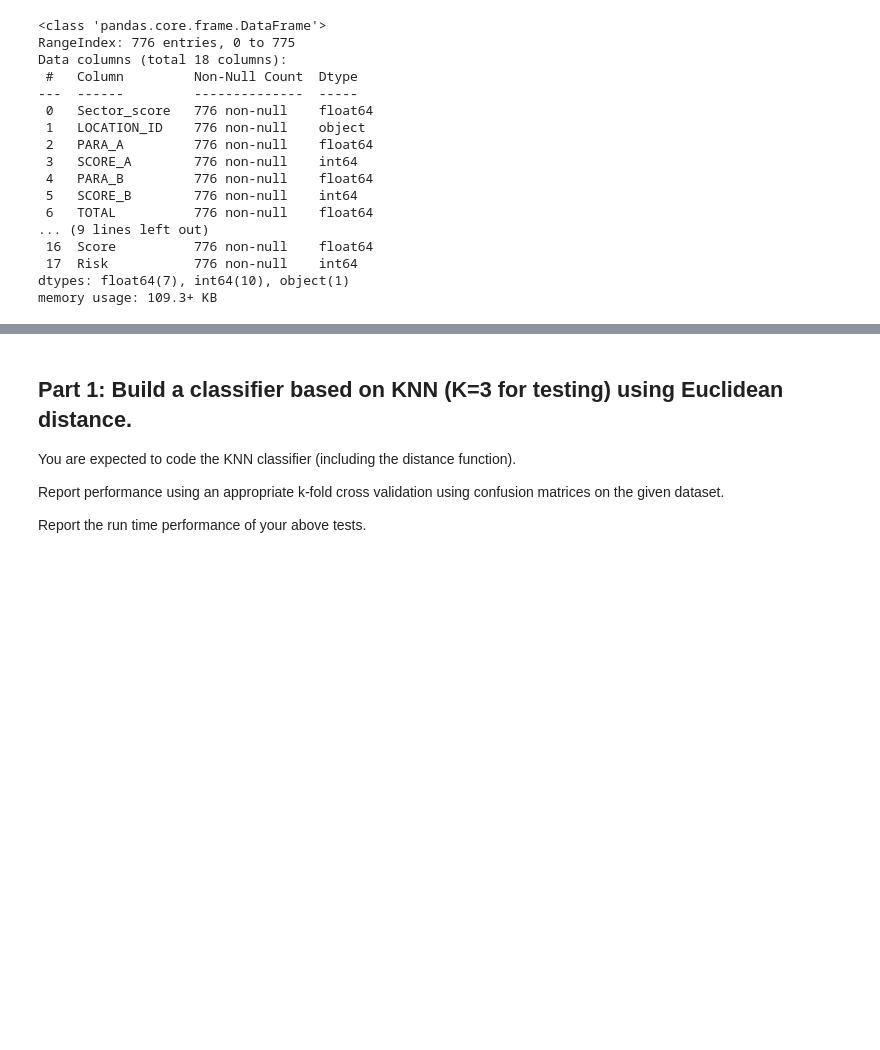
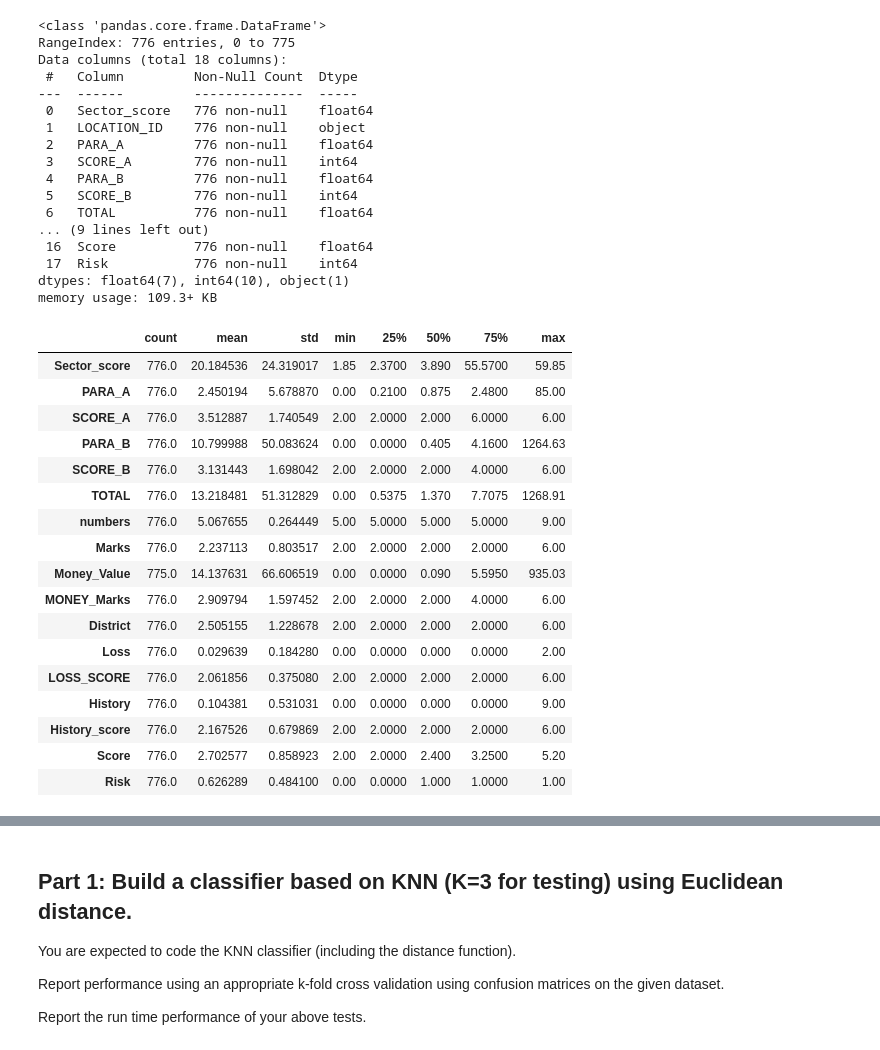
Before and after one commit to BulentKaradeniz/7_ML_Projects, a Jupyter notebook: ML_GTU_Homework_1_2024/Audit_data.ipynb, the cells around one changed output, grey strips where cells are left out. Drawn from its saved outputs; the diff is of its cells as text; code cells hidden in the pictures; blank space fills up the shorter version.

```diff
--- a/ML_GTU_Homework_1_2024/Audit_data.ipynb
+++ b/ML_GTU_Homework_1_2024/Audit_data.ipynb
@@ -86,3 +121,24 @@ Data columns (total 18 columns):
  17  Risk           776 non-null    int64
 dtypes: float64(7), int64(10), object(1)
 memory usage: 109.3+ KB
+# %%
+df_trial.describe().T
+# %% [output]
+|  | count | mean | std | min | 25% | 50% | 75% | max |
+| Sector_score | 776.0 | 20.184536 | 24.319017 | 1.85 | 2.3700 | 3.890 | 55.5700 | 59.85 |
+| PARA_A | 776.0 | 2.450194 | 5.678870 | 0.00 | 0.2100 | 0.875 | 2.4800 | 85.00 |
+| SCORE_A | 776.0 | 3.512887 | 1.740549 | 2.00 | 2.0000 | 2.000 | 6.0000 | 6.00 |
+| PARA_B | 776.0 | 10.799988 | 50.083624 | 0.00 | 0.0000 | 0.405 | 4.1600 | 1264.63 |
+| SCORE_B | 776.0 | 3.131443 | 1.698042 | 2.00 | 2.0000 | 2.000 | 4.0000 | 6.00 |
+| TOTAL | 776.0 | 13.218481 | 51.312829 | 0.00 | 0.5375 | 1.370 | 7.7075 | 1268.91 |
+| numbers | 776.0 | 5.067655 | 0.264449 | 5.00 | 5.0000 | 5.000 | 5.0000 | 9.00 |
+| Marks | 776.0 | 2.237113 | 0.803517 | 2.00 | 2.0000 | 2.000 | 2.0000 | 6.00 |
+| Money_Value | 775.0 | 14.137631 | 66.606519 | 0.00 | 0.0000 | 0.090 | 5.5950 | 935.03 |
+| MONEY_Marks | 776.0 | 2.909794 | 1.597452 | 2.00 | 2.0000 | 2.000 | 4.0000 | 6.00 |
+| District | 776.0 | 2.505155 | 1.228678 | 2.00 | 2.0000 | 2.000 | 2.0000 | 6.00 |
+| Loss | 776.0 | 0.029639 | 0.184280 | 0.00 | 0.0000 | 0.000 | 0.0000 | 2.00 |
+| LOSS_SCORE | 776.0 | 2.061856 | 0.375080 | 2.00 | 2.0000 | 2.000 | 2.0000 | 6.00 |
+| History | 776.0 | 0.104381 | 0.531031 | 0.00 | 0.0000 | 0.000 | 0.0000 | 9.00 |
+| History_score | 776.0 | 2.167526 | 0.679869 | 2.00 | 2.0000 | 2.000 | 2.0000 | 6.00 |
+| Score | 776.0 | 2.702577 | 0.858923 | 2.00 | 2.0000 | 2.400 | 3.2500 | 5.20 |
+| Risk | 776.0 | 0.626289 | 0.484100 | 0.00 | 0.0000 | 1.000 | 1.0000 | 1.00 |
```
Also changed, not shown: parts of 5 cells of this notebook.
